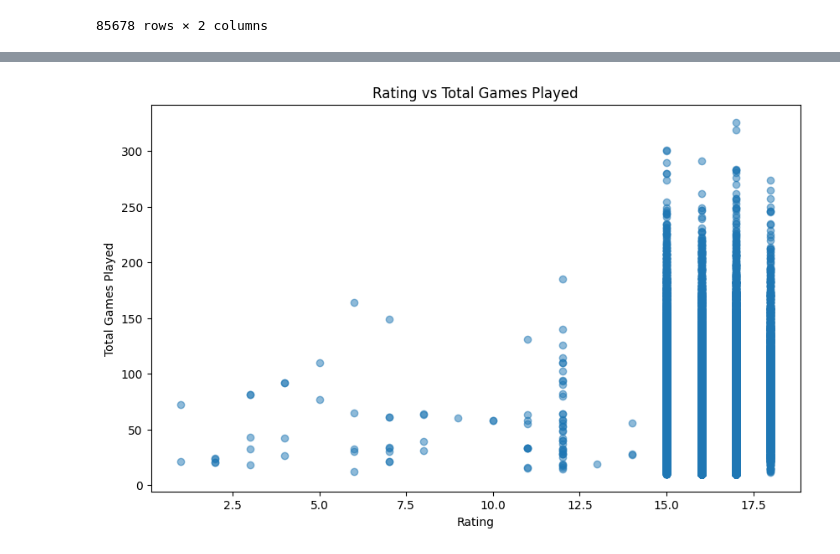
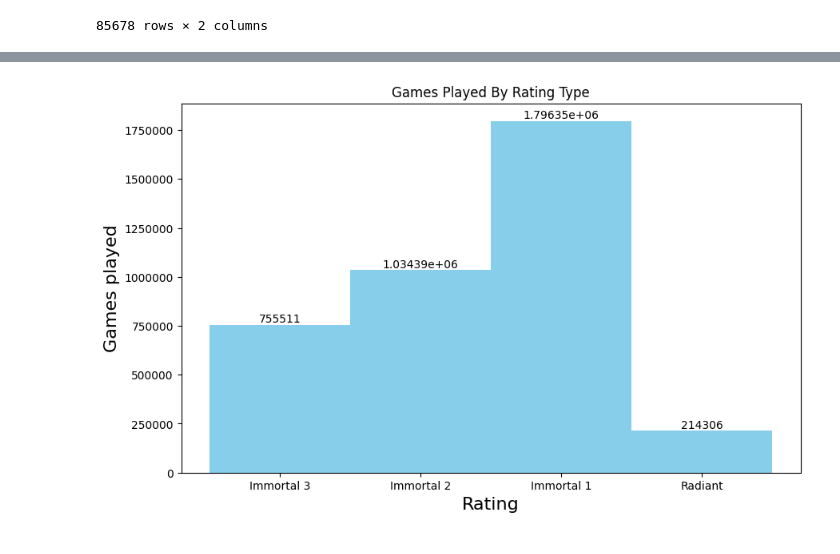
Before and after one commit to jhskrt/valorant-analytis, a Jupyter notebook: analytis.ipynb, the cells around one changed output, grey strips where cells are left out. Saved outputs shown, nothing was run; the diff lists cells and outputs as text; code cells hidden in the pictures.

```diff
--- a/analytis.ipynb
+++ b/analytis.ipynb
@@ -99,9 +99,9 @@ for data in enumerate(played.values):
     else:
         played.loc[data[0], "total_games"] = np.round(wins / (percent*0.01))
 # %%
-# Games played by rating type
-#! but i can't find how to sort ratings by custom
+# Total games played by rating type
+#!* but i can't find how to sort ratings by custom (solved)
 
+# creating data and drop nan
 ratAndGames = pd.concat([df["rating"], played["total_games"]], axis = 1)
-
-fig, ax = plt.subplots(figsize = (20, 7))
+ratAndGames.dropna(inplace=True)
@@ -168,17 +171,22 @@ plt.show()
-# %%
-plt.figure(figsize=(10, 6))
-plt.scatter(
-    ratAndGames["rating"],
-    ratAndGames["total_games"],
-    alpha=0.5
-)
-
-plt.title("Rating vs Total Games Played")
-plt.xlabel("Rating")
-plt.ylabel("Total Games Played")
-
-plt.grid(False)
-
-plt.show()
-# %% [output]
-[figure, removed]
+# %%
+fig, ax = plt.subplots(figsize = (10, 6))
+
+bar_container = plt.bar(
+    ratByGames.index[14:],
+    ratByGames["total"][14:],
+    linewidth = 0,
+    color = "skyblue",
+    edgecolor = "black",
+    width = 1
+)
+
+plt.bar_label(bar_container)
+plt.ticklabel_format(axis = "y", style = "plain")
+
+plt.title("Games played by rating type".title())
+plt.xlabel("Rating", fontsize = 16)
+plt.ylabel("Games played", fontsize = 16)
+
+plt.show()
+# %% [output]
+[figure, added]
```
Also changed, not shown: parts of 5 cells of this notebook.
